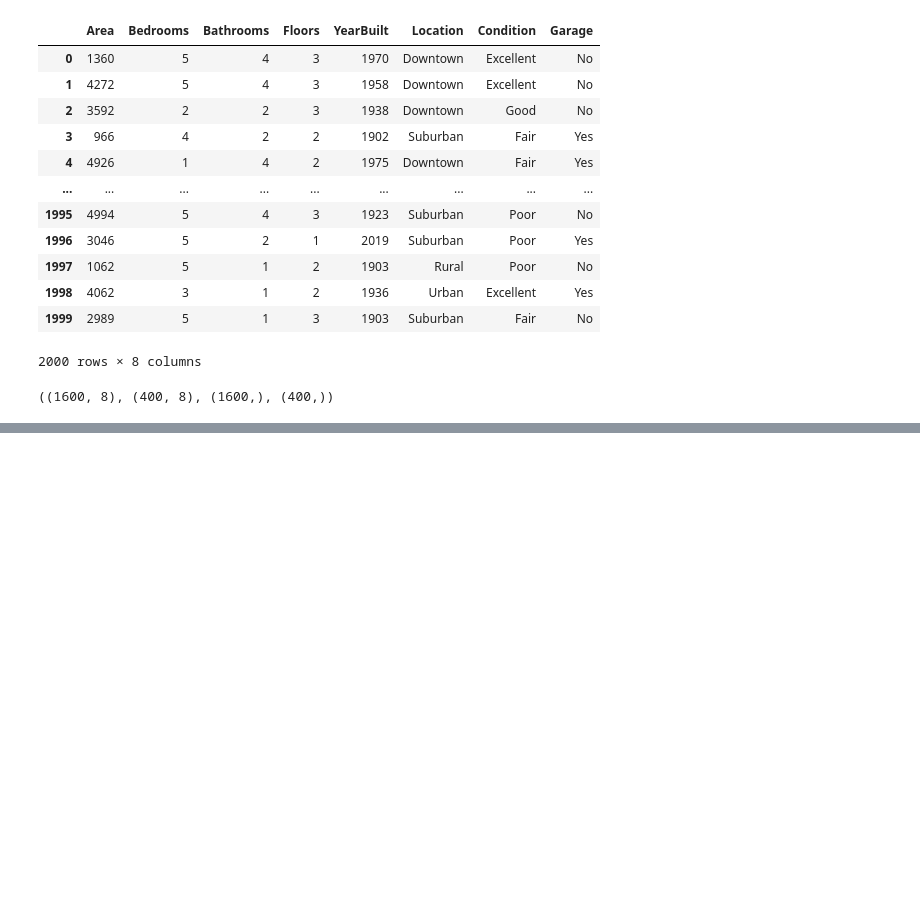
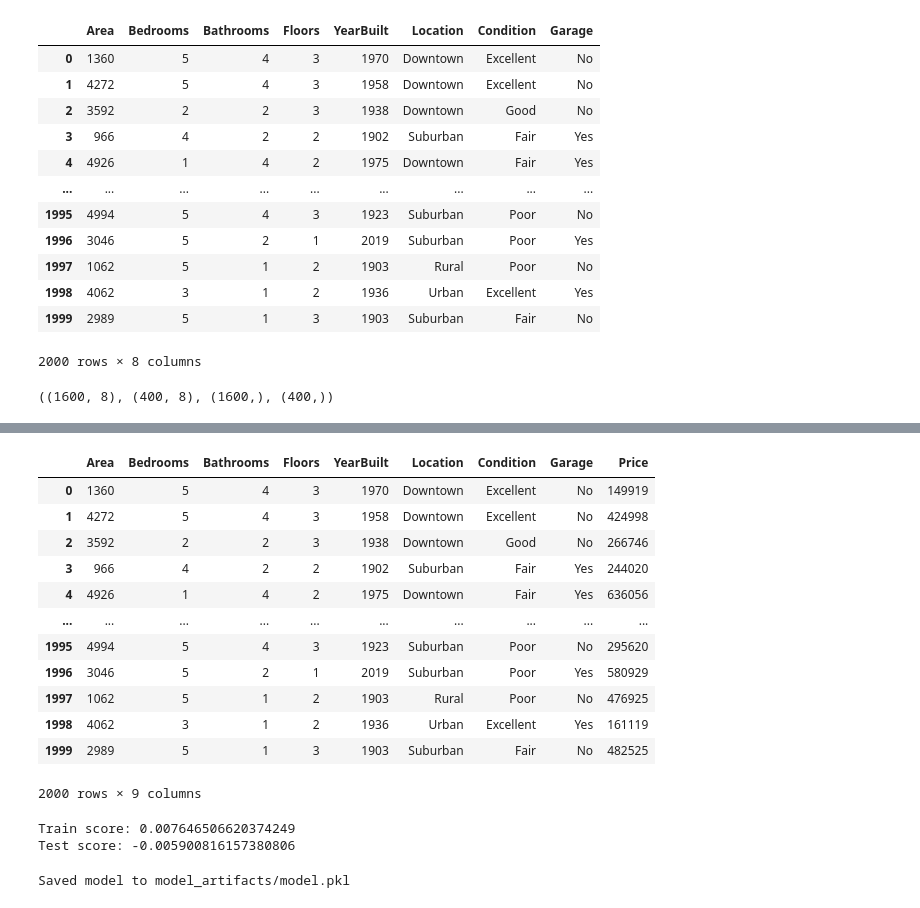
Before and after one commit to Hangthim-web/House-Price-Prediction, a Jupyter notebook: train_model.ipynb, the cells around one changed output, grey strips where cells are left out. Saved outputs shown, nothing was run; the diff lists cells and outputs as text; code cells hidden in the pictures; blank space fills up the shorter version.

Commit message:
saved my model

```diff
--- a/train_model.ipynb
+++ b/train_model.ipynb
@@ -502,0 +562,28 @@ X_train.shape,X_test.shape,y_train.shape,y_test.shape
+# %%
+df
+# %% [output]
+|  | Area | Bedrooms | Bathrooms | Floors | YearBuilt | Location | Condition | Garage | Price |
+| 0 | 1360 | 5 | 4 | 3 | 1970 | Downtown | Excellent | No | 149919 |
+| 1 | 4272 | 5 | 4 | 3 | 1958 | Downtown | Excellent | No | 424998 |
+| 2 | 3592 | 2 | 2 | 3 | 1938 | Downtown | Good | No | 266746 |
+| 3 | 966 | 4 | 2 | 2 | 1902 | Suburban | Fair | Yes | 244020 |
+| 4 | 4926 | 1 | 4 | 2 | 1975 | Downtown | Fair | Yes | 636056 |
+| ... | ... | ... | ... | ... | ... | ... | ... | ... | ... |
+| 1995 | 4994 | 5 | 4 | 3 | 1923 | Suburban | Poor | No | 295620 |
+| 1996 | 3046 | 5 | 2 | 1 | 2019 | Suburban | Poor | Yes | 580929 |
+| 1997 | 1062 | 5 | 1 | 2 | 1903 | Rural | Poor | No | 476925 |
+| 1998 | 4062 | 3 | 1 | 2 | 1936 | Urban | Excellent | Yes | 161119 |
+| 1999 | 2989 | 5 | 1 | 3 | 1903 | Suburban | Fair | No | 482525 |
+2000 rows × 9 columns
+# %%
+print("Train score:", pipeline.score(X_train, y_train))
+print("Test score:", pipeline.score(X_test, y_test))
+# %% [output]
+Train score: 0.007646506620374249
+Test score: -0.005900816157380806
+# %%
+os.makedirs('model_artifacts',exist_ok=True)
+joblib.dump(pipeline,'model_artifacts/model.pkl')
+print('Saved model to model_artifacts/model.pkl')
+# %% [output]
+Saved model to model_artifacts/model.pkl
```
Also changed, not shown: parts of 9 cells of this notebook, 2 other files.
